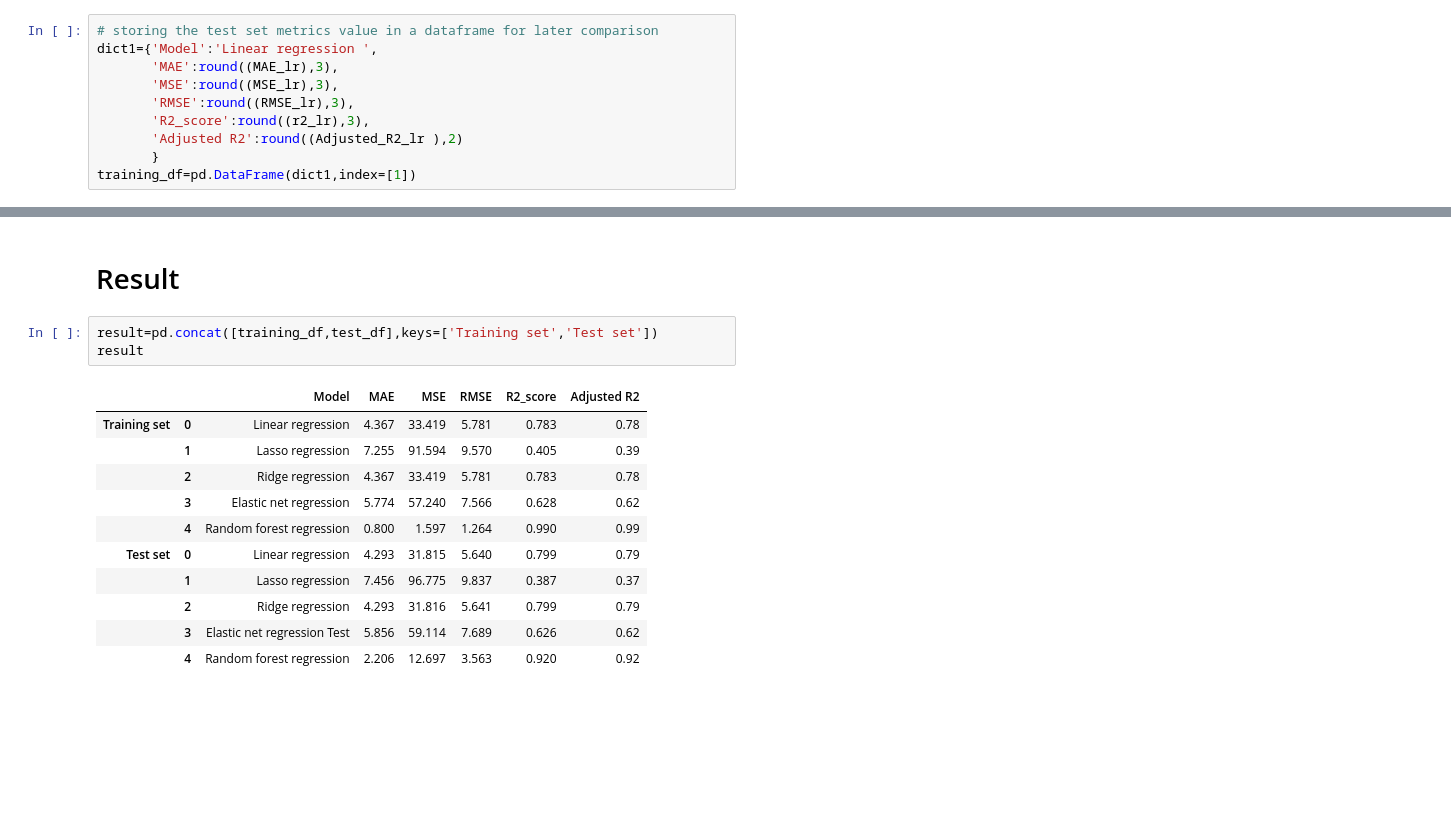
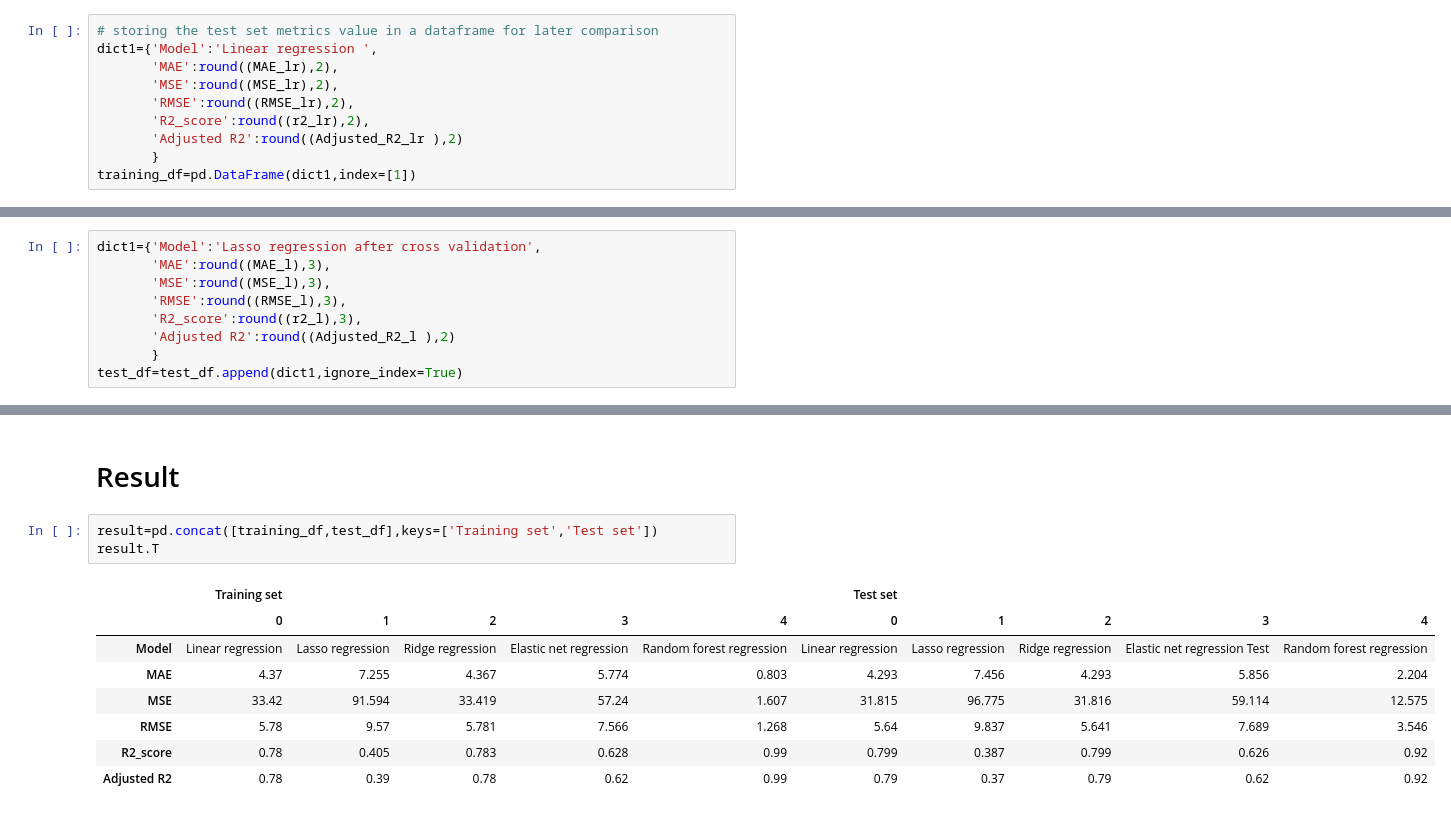
Before and after one commit to Rochakr4/Bike-Sharing-Demand-Prediction---Capstone-Project, a Jupyter notebook: Bike_Sharing_Demand_Prediction_Capstone_Project.ipynb, the cells around one changed output, grey strips where cells are left out. Saved outputs shown, nothing was run; the diff lists cells and outputs as text; blank space fills up the shorter version.

```diff
--- a/Bike_Sharing_Demand_Prediction_Capstone_Project.ipynb
+++ b/Bike_Sharing_Demand_Prediction_Capstone_Project.ipynb
@@ -433,10 +452,10 @@ Adjusted R2 : 0.7781180249967574
 # %%
 # storing the test set metrics value in a dataframe for later comparison
 dict1={'Model':'Linear regression ',
-       'MAE':round((MAE_lr),3),
-       'MSE':round((MSE_lr),3),
-       'RMSE':round((RMSE_lr),3),
-       'R2_score':round((r2_lr),3),
+       'MAE':round((MAE_lr),2),
+       'MSE':round((MSE_lr),2),
+       'RMSE':round((RMSE_lr),2),
+       'R2_score':round((r2_lr),2),
        'Adjusted R2':round((Adjusted_R2_lr ),2)
        }
 training_df=pd.DataFrame(dict1,index=[1])
@@ -641,6 +662,15 @@ RMSE : 5.64048246932189
 MAE : 4.292557749949584
 R2 : 0.7985961456802001
 Adjusted R2 : 0.7940807860317413
+# %%
+dict1={'Model':'Lasso regression after cross validation',
+       'MAE':round((MAE_l),3),
+       'MSE':round((MSE_l),3),
+       'RMSE':round((RMSE_l),3),
+       'R2_score':round((r2_l),3),
+       'Adjusted R2':round((Adjusted_R2_l ),2)
+       }
+test_df=test_df.append(dict1,ignore_index=True)
 # %%
 print("The best fit alpha value is found out to be :" ,lasso_regressor.best_params_)
 print("\nUsing ",lasso_regressor.best_params_, " the negative mean squared error is: ", lasso_regressor.best_score_)
@@ -1217,16 +1172,13 @@ array([18.1869976 , 24.97034224, 17.47730262, 13.54198593, 26.42156295,
 # Result
 # %%
 result=pd.concat([training_df,test_df],keys=['Training set','Test set'])
-result
+result.T
 # %% [output]
-|  |  | Model | MAE | MSE | RMSE | R2_score | Adjusted R2 |
-| Training set | 0 | Linear regression | 4.367 | 33.419 | 5.781 | 0.783 | 0.78 |
-|  | 1 | Lasso regression | 7.255 | 91.594 | 9.570 | 0.405 | 0.39 |
-|  | 2 | Ridge regression | 4.367 | 33.419 | 5.781 | 0.783 | 0.78 |
-|  | 3 | Elastic net regression | 5.774 | 57.240 | 7.566 | 0.628 | 0.62 |
-|  | 4 | Random forest regression | 0.800 | 1.597 | 1.264 | 0.990 | 0.99 |
-| Test set | 0 | Linear regression | 4.293 | 31.815 | 5.640 | 0.799 | 0.79 |
-|  | 1 | Lasso regression | 7.456 | 96.775 | 9.837 | 0.387 | 0.37 |
-|  | 2 | Ridge regression | 4.293 | 31.816 | 5.641 | 0.799 | 0.79 |
-|  | 3 | Elastic net regression Test | 5.856 | 59.114 | 7.689 | 0.626 | 0.62 |
-|  | 4 | Random forest regression | 2.206 | 12.697 | 3.563 | 0.920 | 0.92 |
+|  | Training set |  |  |  |  | Test set |  |  |  |  |
+|  | 0 | 1 | 2 | 3 | 4 | 0 | 1 | 2 | 3 | 4 |
+| Model | Linear regression | Lasso regression | Ridge regression | Elastic net regression | Random forest regression | Linear regression | Lasso regression | Ridge regression | Elastic net regression Test | Random forest regression |
+| MAE | 4.37 | 7.255 | 4.367 | 5.774 | 0.803 | 4.293 | 7.456 | 4.293 | 5.856 | 2.204 |
+| MSE | 33.42 | 91.594 | 33.419 | 57.24 | 1.607 | 31.815 | 96.775 | 31.816 | 59.114 | 12.575 |
+| RMSE | 5.78 | 9.57 | 5.781 | 7.566 | 1.268 | 5.64 | 9.837 | 5.641 | 7.689 | 3.546 |
+| R2_score | 0.78 | 0.405 | 0.783 | 0.628 | 0.99 | 0.799 | 0.387 | 0.799 | 0.626 | 0.92 |
+| Adjusted R2 | 0.78 | 0.39 | 0.78 | 0.62 | 0.99 | 0.79 | 0.37 | 0.79 | 0.62 | 0.92 |
```
Also changed, not shown: parts of 39 cells of this notebook.
